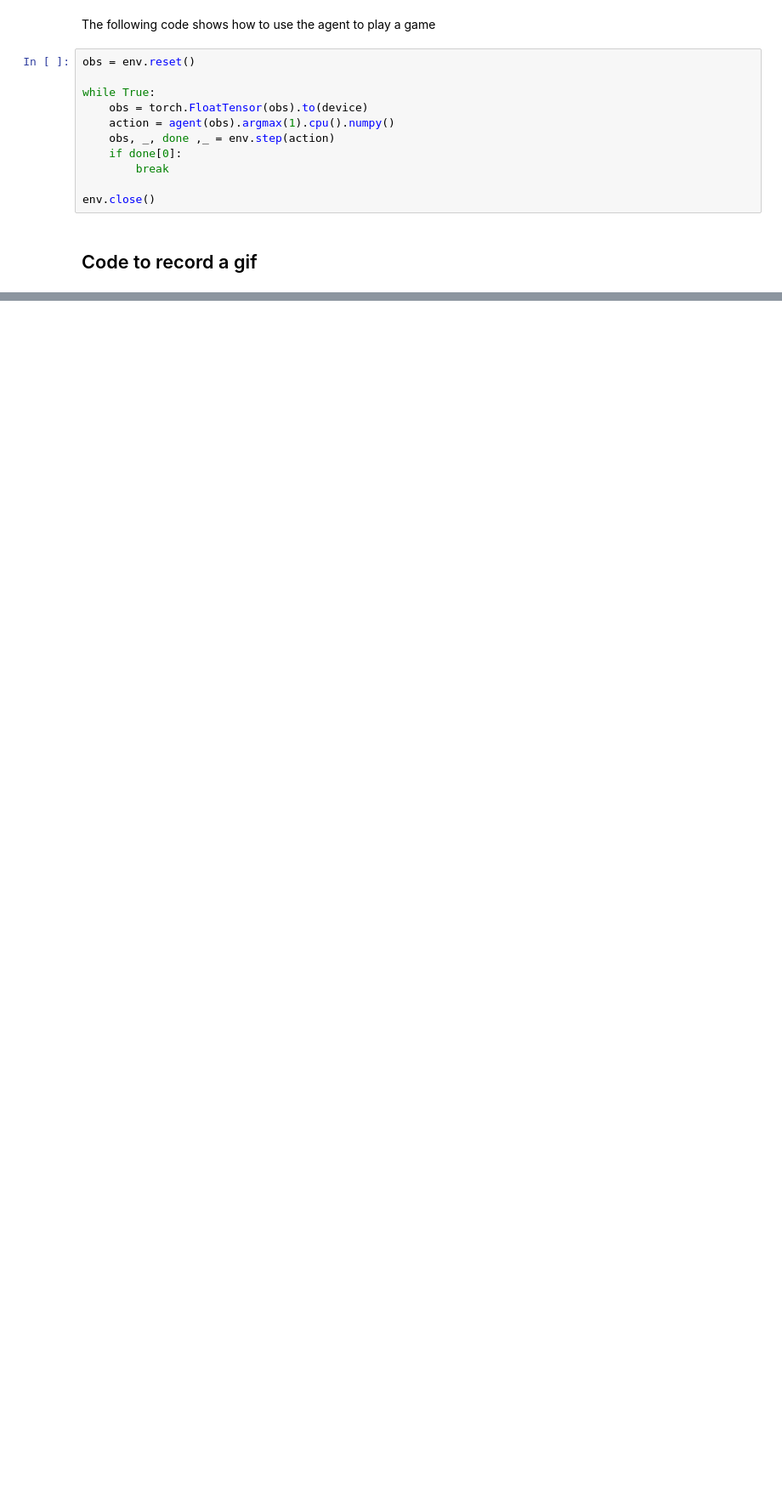
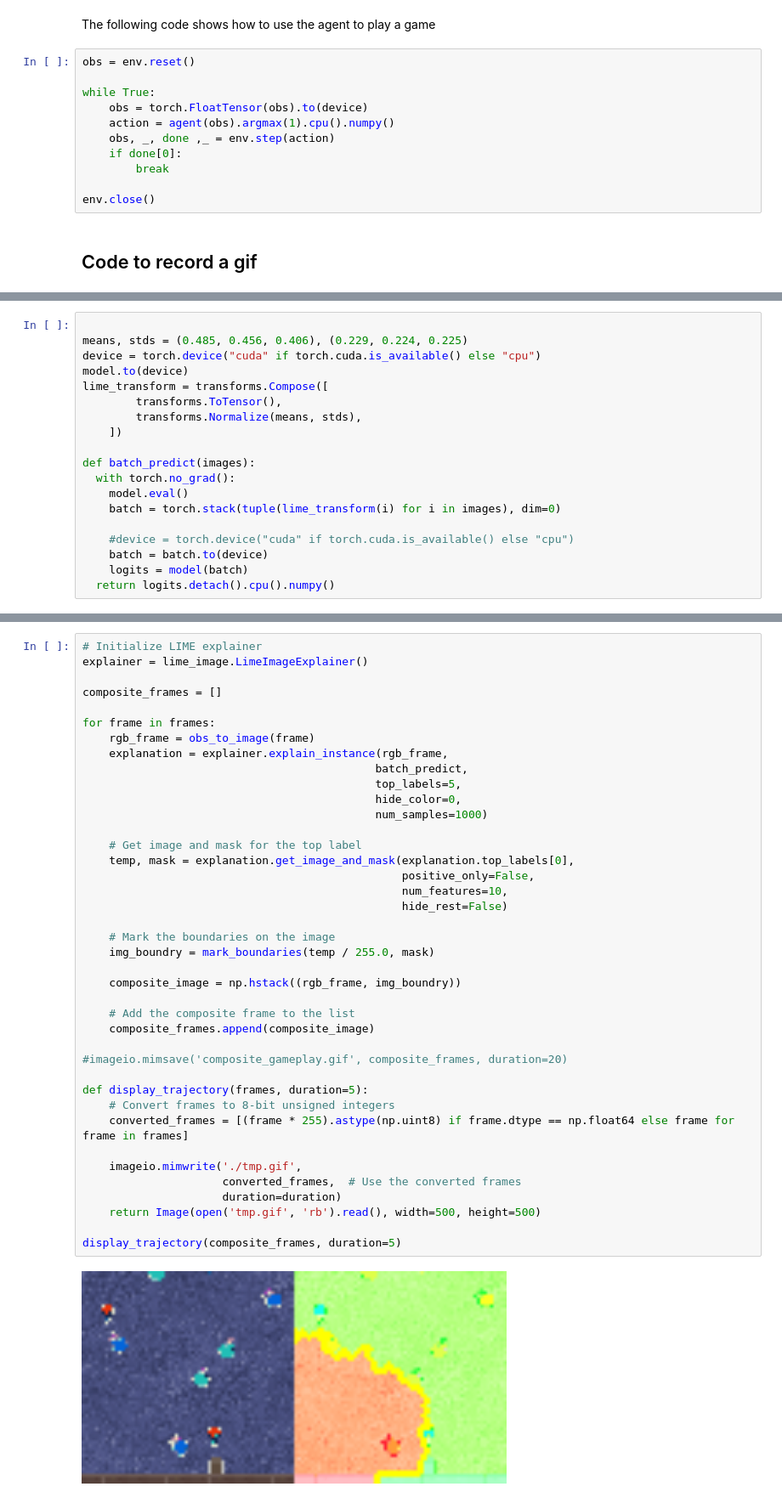
Before and after one commit to gregbim/XAI_Project_2024, a Jupyter notebook: Example.ipynb, the cells around one changed output, grey strips where cells are left out. Shown at 85% size. Saved outputs shown, nothing was run; the diff lists cells and outputs as text; blank space fills up the shorter version.

Commit message:
Updated Lime

```diff
--- a/Example.ipynb
+++ b/Example.ipynb
@@ -123,0 +192,19 @@ Don't be surprised if some methods don't work well on every frame (like grad-CAM
+# %%
+
+means, stds = (0.485, 0.456, 0.406), (0.229, 0.224, 0.225)
+device = torch.device("cuda" if torch.cuda.is_available() else "cpu")
+model.to(device)
+lime_transform = transforms.Compose([
+        transforms.ToTensor(),
+        transforms.Normalize(means, stds),
+    ])
+
+def batch_predict(images):
+  with torch.no_grad():
+    model.eval()
+    batch = torch.stack(tuple(lime_transform(i) for i in images), dim=0)
+
+    #device = torch.device("cuda" if torch.cuda.is_available() else "cpu")
+    batch = batch.to(device)
+    logits = model(batch)
+  return logits.detach().cpu().numpy()
@@ -123,0 +217,42 @@ Don't be surprised if some methods don't work well on every frame (like grad-CAM
+# %%
+# Initialize LIME explainer
+explainer = lime_image.LimeImageExplainer()
+
+composite_frames = []
+
+for frame in frames:
+    rgb_frame = obs_to_image(frame)
+    explanation = explainer.explain_instance(rgb_frame,
+                                            batch_predict,
+                                            top_labels=5,
+                                            hide_color=0,
+                                            num_samples=1000)
+
+    # Get image and mask for the top label
+    temp, mask = explanation.get_image_and_mask(explanation.top_labels[0],
+                                                positive_only=False,
+                                                num_features=10,
+                                                hide_rest=False)
+
+    # Mark the boundaries on the image
+    img_boundry = mark_boundaries(temp / 255.0, mask)
+
+    composite_image = np.hstack((rgb_frame, img_boundry))
+
+    # Add the composite frame to the list
+    composite_frames.append(composite_image)
+
+#imageio.mimsave('composite_gameplay.gif', composite_frames, duration=20)
+
+def display_trajectory(frames, duration=5):
+    # Convert frames to 8-bit unsigned integers
+    converted_frames = [(frame * 255).astype(np.uint8) if frame.dtype == np.float64 else frame for frame in frames]
+
+    imageio.mimwrite('./tmp.gif',
+                     converted_frames,  # Use the converted frames
+                     duration=duration)
+    return Image(open('tmp.gif', 'rb').read(), width=500, height=500)
+
+display_trajectory(composite_frames, duration=5)
+# %% [output]
+[figure, added]
```
Also changed, not shown: parts of 38 cells of this notebook, 1 other file.
